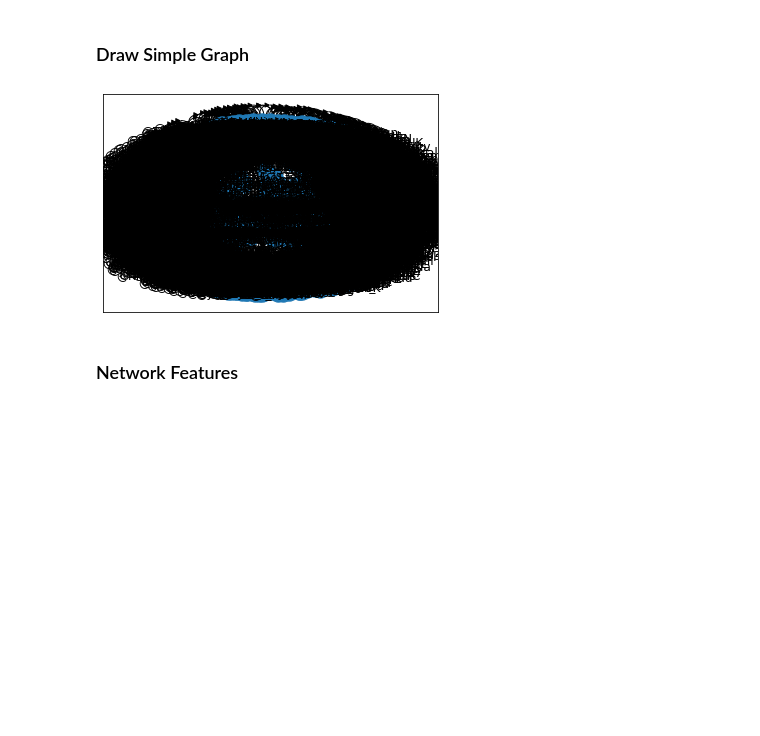
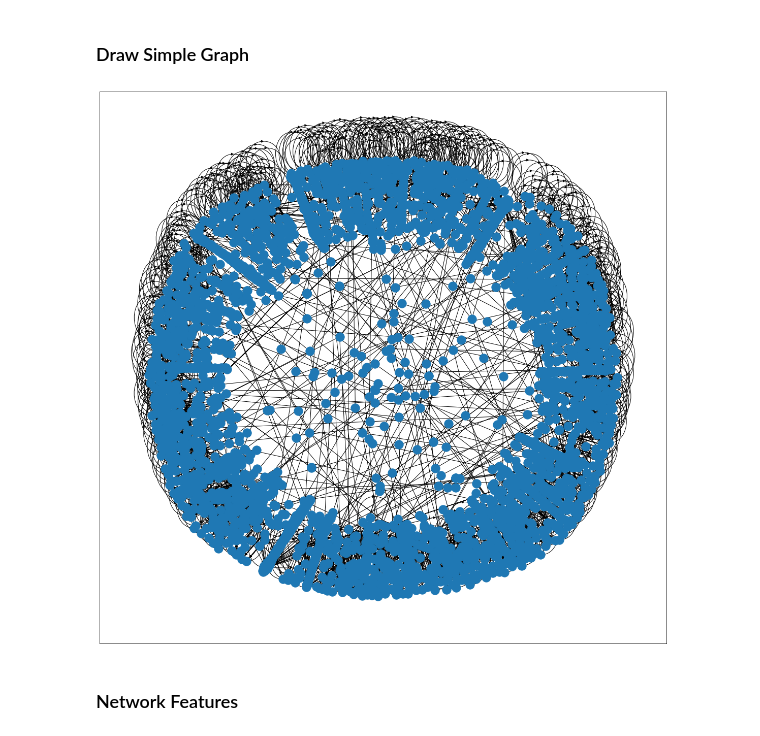
Before and after one commit to siraj101/influencer_network_analysis, a Jupyter notebook: code/Part2.ipynb, the cells around one changed output. Saved outputs shown, nothing was run; the diff lists cells and outputs as text; code cells hidden in the pictures; blank space fills up the shorter version.

```diff
--- a/code/Part2.ipynb
+++ b/code/Part2.ipynb
@@ -108,9 +108,13 @@ graph = gen_graph(network_df)
 # %% [markdown]
 ### Draw Simple Graph
 # %%
-nx.draw_networkx(graph)
+f = plt.figure()
+f.set_figwidth(20)
+f.set_figheight(20)
+nx.draw_networkx(graph, font_size = 10, with_labels=False)
+plt.show()
 # %% [output]
-[figure, old version]
+[figure, new version]
 # %% [markdown]
 ### Network Features
 # %%
```
Also changed, not shown: parts of 17 cells of this notebook, 1 other file.
